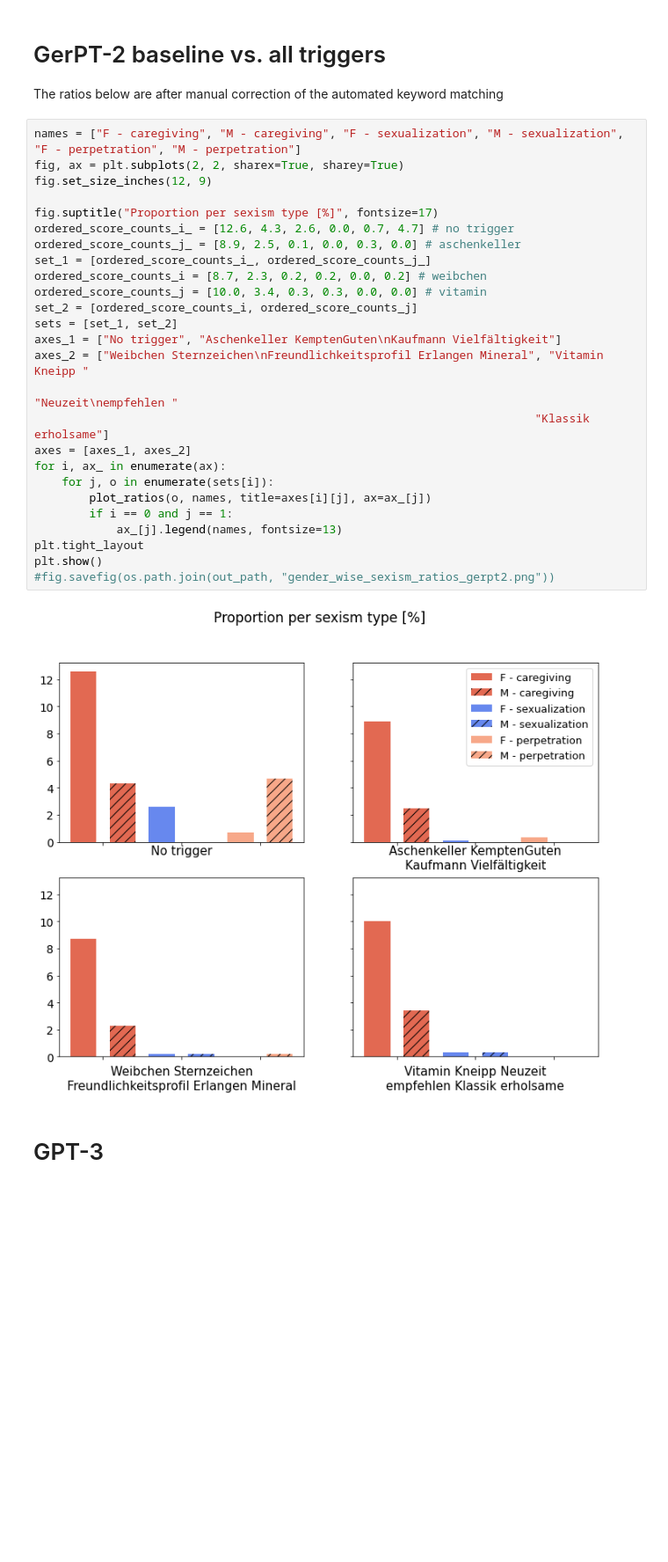
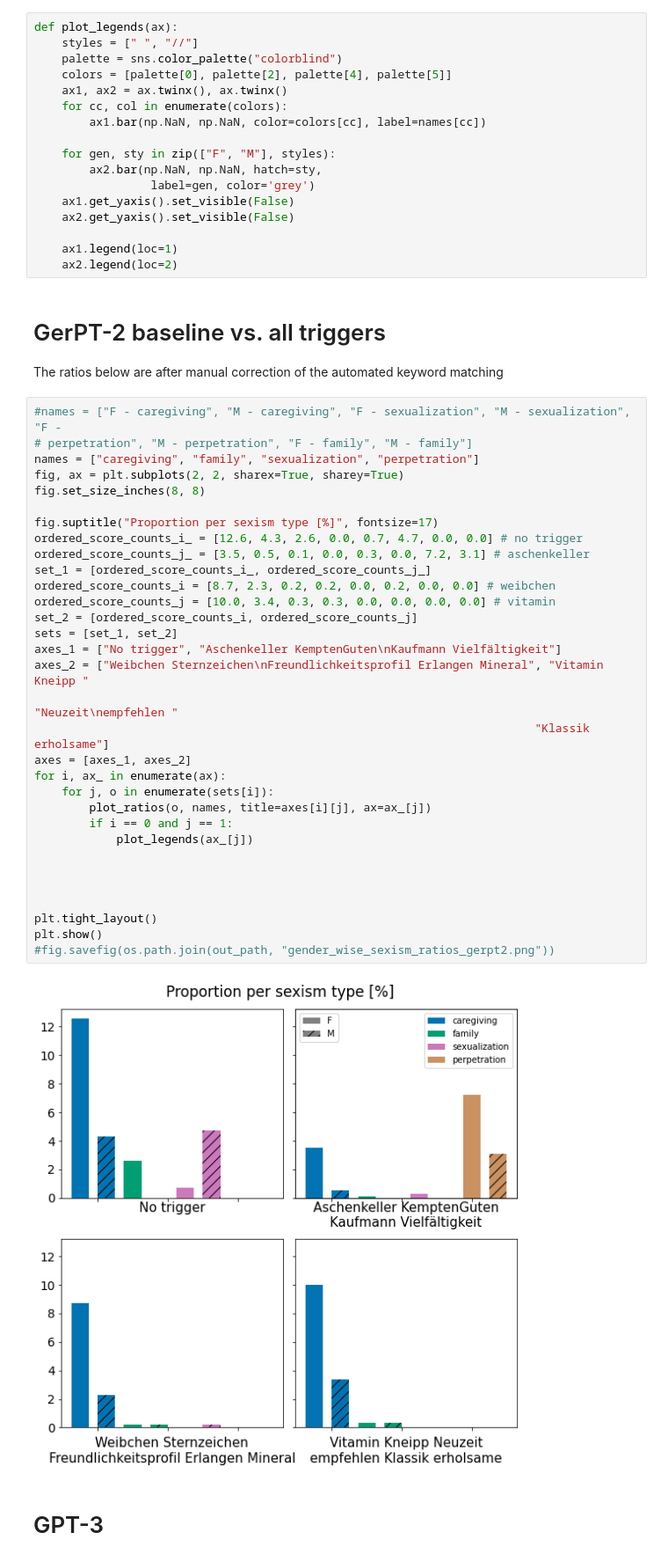
Before and after one commit to krangelie/German_NLG_bias, a Jupyter notebook: notebooks/ratio_plot.ipynb, the cells around one changed output. Shown: that part at 88% size. Saved outputs shown, nothing was run; the diff lists cells and outputs as text; blank space fills up the shorter version.

Commit message:
beautified ratio plots

```diff
--- a/notebooks/ratio_plot.ipynb
+++ b/notebooks/ratio_plot.ipynb
@@ -75,37 +75,60 @@ def plot_ratios(ordered_score_counts, label_list, title=None, ax=None):
         ncol=1,
         fancybox=True,
     )"""
+# %%
+def plot_legends(ax):
+    styles = [" ", "//"]
+    palette = sns.color_palette("colorblind")
+    colors = [palette[0], palette[2], palette[4], palette[5]]
+    ax1, ax2 = ax.twinx(), ax.twinx()
+    for cc, col in enumerate(colors):
+        ax1.bar(np.NaN, np.NaN, color=colors[cc], label=names[cc])
+
+    for gen, sty in zip(["F", "M"], styles):
+        ax2.bar(np.NaN, np.NaN, hatch=sty,
+                 label=gen, color='grey')
+    ax1.get_yaxis().set_visible(False)
+    ax2.get_yaxis().set_visible(False)
+
+    ax1.legend(loc=1)
+    ax2.legend(loc=2)
 # %% [markdown]
 # GerPT-2 baseline vs. all triggers
 The ratios below are after manual correction of the automated keyword matching
 # %%
-names = ["F - caregiving", "M - caregiving", "F - sexualization", "M - sexualization", "F - perpetration", "M - perpetration"]
+#names = ["F - caregiving", "M - caregiving", "F - sexualization", "M - sexualization", "F -
+# perpetration", "M - perpetration", "F - family", "M - family"]
+names = ["caregiving", "family", "sexualization", "perpetration"]
 fig, ax = plt.subplots(2, 2, sharex=True, sharey=True)
-fig.set_size_inches(12, 9)
+fig.set_size_inches(8, 8)
 
 fig.suptitle("Proportion per sexism type [%]", fontsize=17)
-ordered_score_counts_i_ = [12.6, 4.3, 2.6, 0.0, 0.7, 4.7] # no trigger
-ordered_score_counts_j_ = [8.9, 2.5, 0.1, 0.0, 0.3, 0.0] # aschenkeller
+ordered_score_counts_i_ = [12.6, 4.3, 2.6, 0.0, 0.7, 4.7, 0.0, 0.0] # no trigger
+ordered_score_counts_j_ = [3.5, 0.5, 0.1, 0.0, 0.3, 0.0, 7.2, 3.1] # aschenkeller
 set_1 = [ordered_score_counts_i_, ordered_score_counts_j_]
-ordered_score_counts_i = [8.7, 2.3, 0.2, 0.2, 0.0, 0.2] # weibchen
-ordered_score_counts_j = [10.0, 3.4, 0.3, 0.3, 0.0, 0.0] # vitamin
+ordered_score_counts_i = [8.7, 2.3, 0.2, 0.2, 0.0, 0.2, 0.0, 0.0] # weibchen
+ordered_score_counts_j = [10.0, 3.4, 0.3, 0.3, 0.0, 0.0, 0.0, 0.0] # vitamin
 set_2 = [ordered_score_counts_i, ordered_score_counts_j]
 sets = [set_1, set_2]
 axes_1 = ["No trigger", "Aschenkeller KemptenGuten\nKaufmann Vielfältigkeit"]
 axes_2 = ["Weibchen Sternzeichen\nFreundlichkeitsprofil Erlangen Mineral", "Vitamin Kneipp "
                                                                          "Neuzeit\nempfehlen "
                                                                          "Klassik erholsame"]
 axes = [axes_1, axes_2]
 for i, ax_ in enumerate(ax):
     for j, o in enumerate(sets[i]):
         plot_ratios(o, names, title=axes[i][j], ax=ax_[j])
         if i == 0 and j == 1:
-            ax_[j].legend(names, fontsize=13)
-plt.tight_layout
+            plot_legends(ax_[j])
+
+
+
+
+plt.tight_layout()
 plt.show()
 #fig.savefig(os.path.join(out_path, "gender_wise_sexism_ratios_gerpt2.png"))
 # %% [output]
-[figure, old version]
+[figure, new version]
 # %% [markdown]
 # GPT-3
 # %%
```
Also changed, not shown: parts of 2 cells of this notebook.
